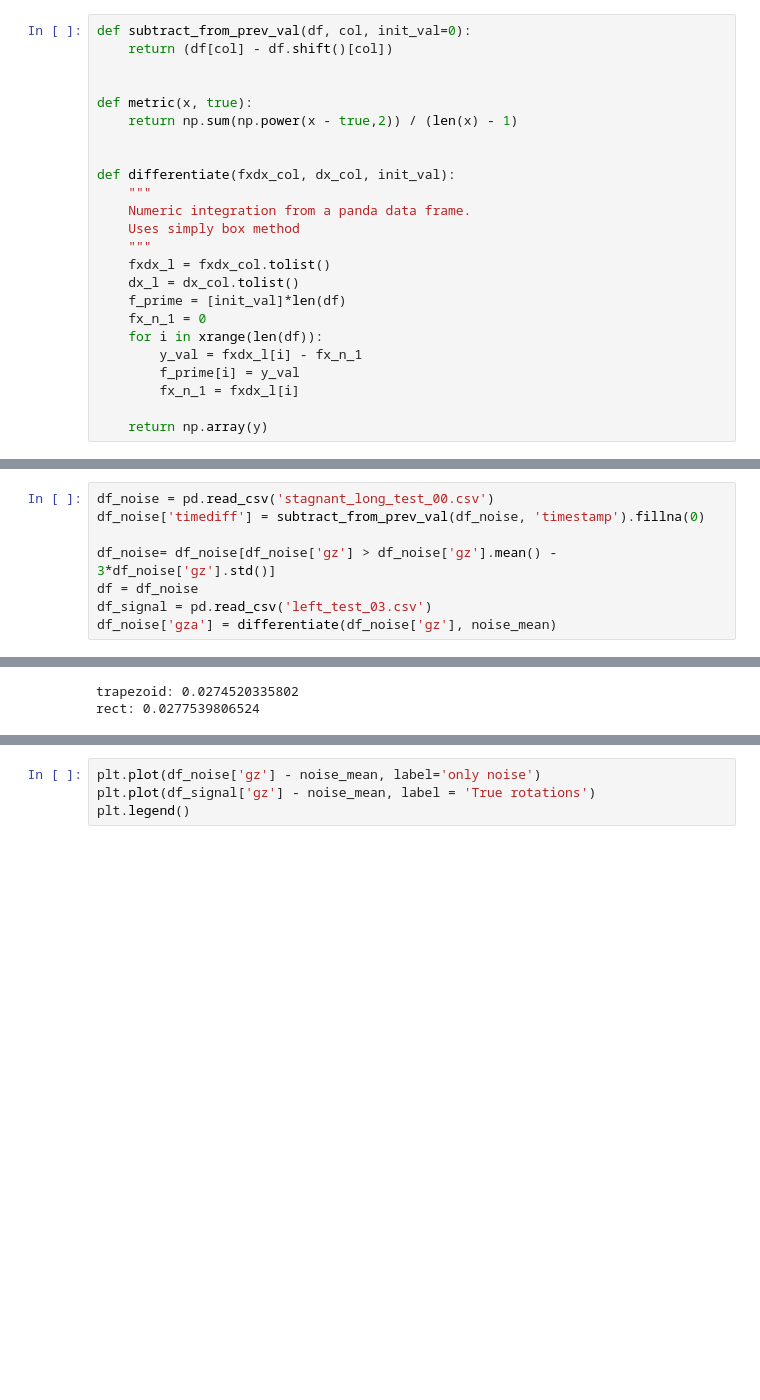
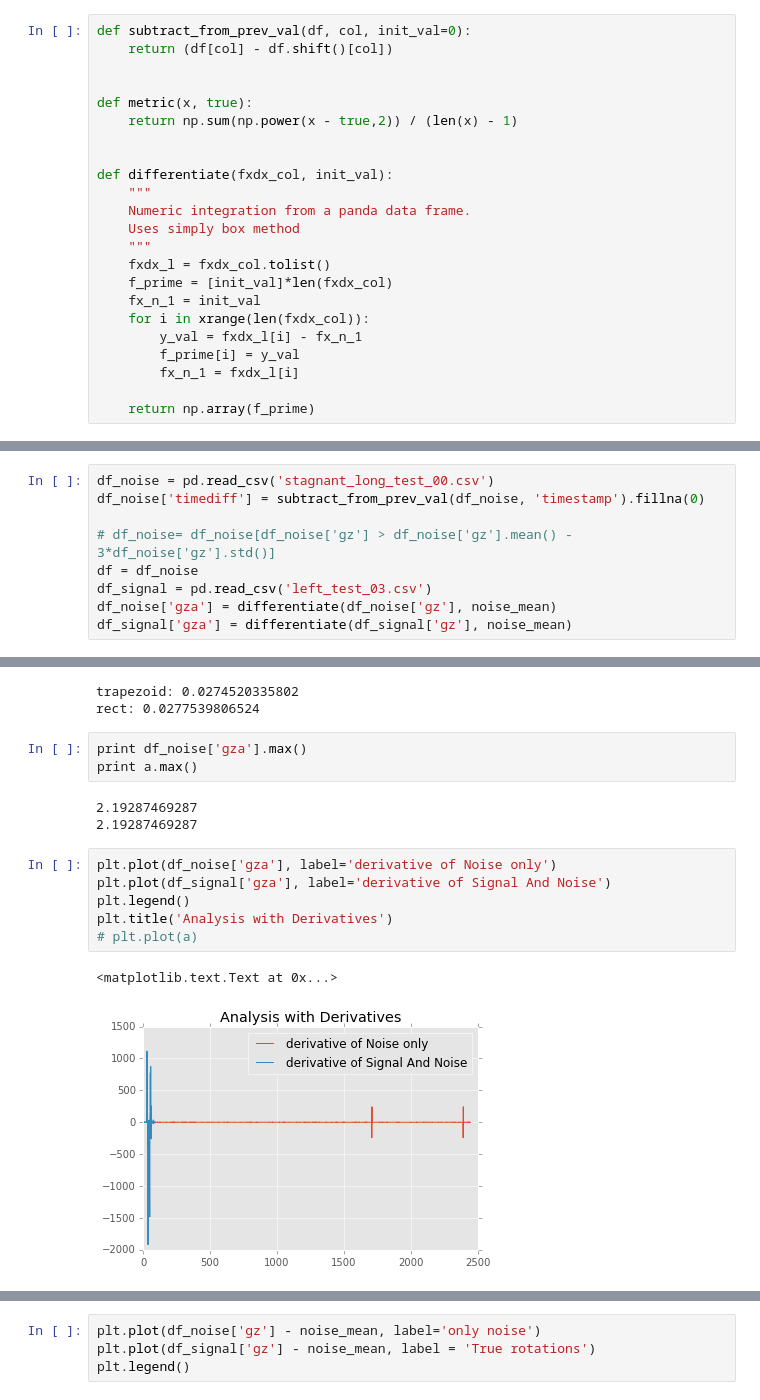
Before and after one commit to chrisngan24/fydp, a Jupyter notebook: experimental/kalman_filter/noise_pt2.ipynb, the cells around one changed output, grey strips where cells are left out. Drawn from its saved outputs; the diff is of its cells as text; blank space fills up the shorter version.

```diff
--- a/experimental/kalman_filter/noise_pt2.ipynb
+++ b/experimental/kalman_filter/noise_pt2.ipynb
@@ -43,21 +43,20 @@ def metric(x, true):
     return np.sum(np.power(x - true,2)) / (len(x) - 1)
 
 
-def differentiate(fxdx_col, dx_col, init_val):
+def differentiate(fxdx_col, init_val):
     """
     Numeric integration from a panda data frame.
     Uses simply box method
     """
     fxdx_l = fxdx_col.tolist()
-    dx_l = dx_col.tolist()
-    f_prime = [init_val]*len(df)
-    fx_n_1 = 0
-    for i in xrange(len(df)):
+    f_prime = [init_val]*len(fxdx_col)
+    fx_n_1 = init_val
+    for i in xrange(len(fxdx_col)):
         y_val = fxdx_l[i] - fx_n_1
         f_prime[i] = y_val
         fx_n_1 = fxdx_l[i]
 
-    return np.array(y)
+    return np.array(f_prime)
 # %% [markdown]
 # Integration Techniques
 # %%
@@ -116,7 +115,8 @@ noise_var = np.var(df_noise['gz'])
 df_noise = pd.read_csv('stagnant_long_test_00.csv')
 df_noise['timediff'] = subtract_from_prev_val(df_noise, 'timestamp').fillna(0)
 
-df_noise= df_noise[df_noise['gz'] > df_noise['gz'].mean() - 3*df_noise['gz'].std()]
+# df_noise= df_noise[df_noise['gz'] > df_noise['gz'].mean() - 3*df_noise['gz'].std()]
 df = df_noise
 df_signal = pd.read_csv('left_test_03.csv')
 df_noise['gza'] = differentiate(df_noise['gz'], noise_mean)
+df_signal['gza'] = differentiate(df_signal['gz'], noise_mean)
@@ -129,3 +137,18 @@ print 'rect:', metric(theta_rect, 0)
 # %% [output]
 trapezoid: 0.0274520335802
 rect: 0.0277539806524
+# %%
+print df_noise['gza'].max()
+print a.max()
+# %% [output]
+2.19287469287
+2.19287469287
+# %%
+plt.plot(df_noise['gza'], label='derivative of Noise only')
+plt.plot(df_signal['gza'], label='derivative of Signal And Noise')
+plt.legend()
+plt.title('Analysis with Derivatives')
+# plt.plot(a)
+# %% [output]
+<matplotlib.text.Text at 0x...>
+[figure, added]
```
Also changed, not shown: parts of 2 cells of this notebook, 2 other files.
